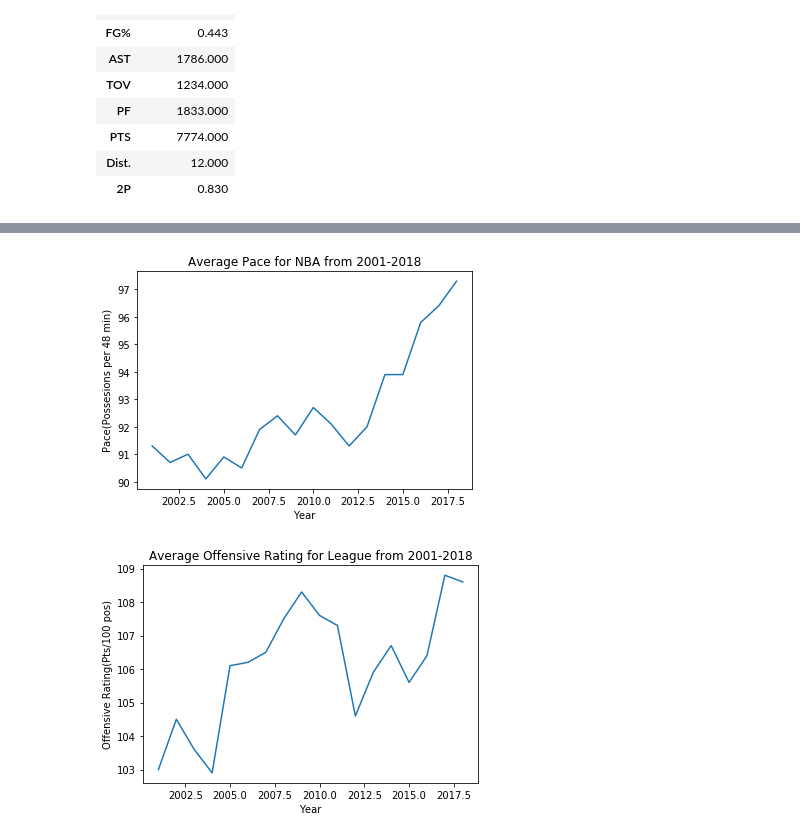
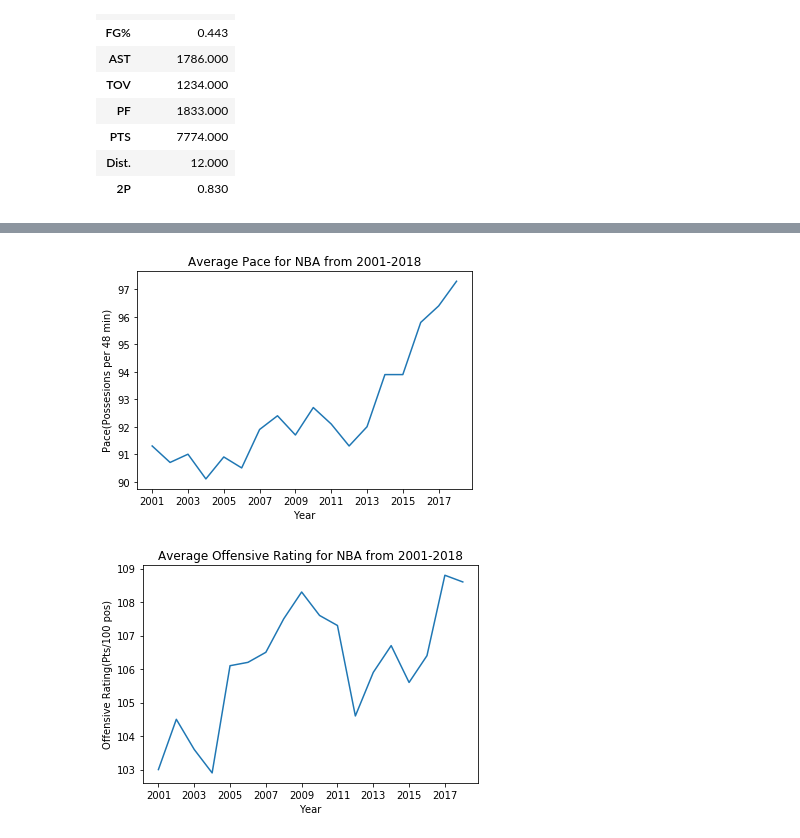
Before and after one commit to johncpolitte/NBA_Data_Analysis, a Jupyter notebook: Pandas_work.ipynb, the cells around one changed output, grey strips where cells are left out. Cells and saved outputs as stored; diff of their text form; code cells hidden in the pictures.

Commit message:
Created more plots

```diff
--- a/Pandas_work.ipynb
+++ b/Pandas_work.ipynb
@@ -386,19 +414,21 @@ lines = ax.plot(x,y)
 ax.set(title= 'Average Pace for NBA from 2001-2018',
       ylabel = 'Pace(Possesions per 48 min)',
       xlabel = 'Year')
+plt.xticks(range(2001, 2018, 2))
 plt.show()
 # %% [output]
-[figure, old version]
+[figure, new version]
 # %%
 ortg = np.array(big_test.iloc[[0],:])
 ortg = ortg.reshape(18,1)
 fig, ax = plt.subplots()
 x = (2001,2002,2003,2004,2005,2006,2007,2008,2009,2010,2011,2012,2013,2014,2015,2016,2017,2018)
 y = ortg
 lines = ax.plot(x,y)
 ax.set(title= 'Average Offensive Rating for NBA from 2001-2018',
       ylabel = 'Offensive Rating(Pts/100 pos)',
       xlabel = 'Year')
+plt.xticks(range(2001, 2018, 2))
 plt.show()
 # %% [output]
-[figure, old version]
+[figure, new version]
```
Also changed, not shown: parts of 4 cells of this notebook.
